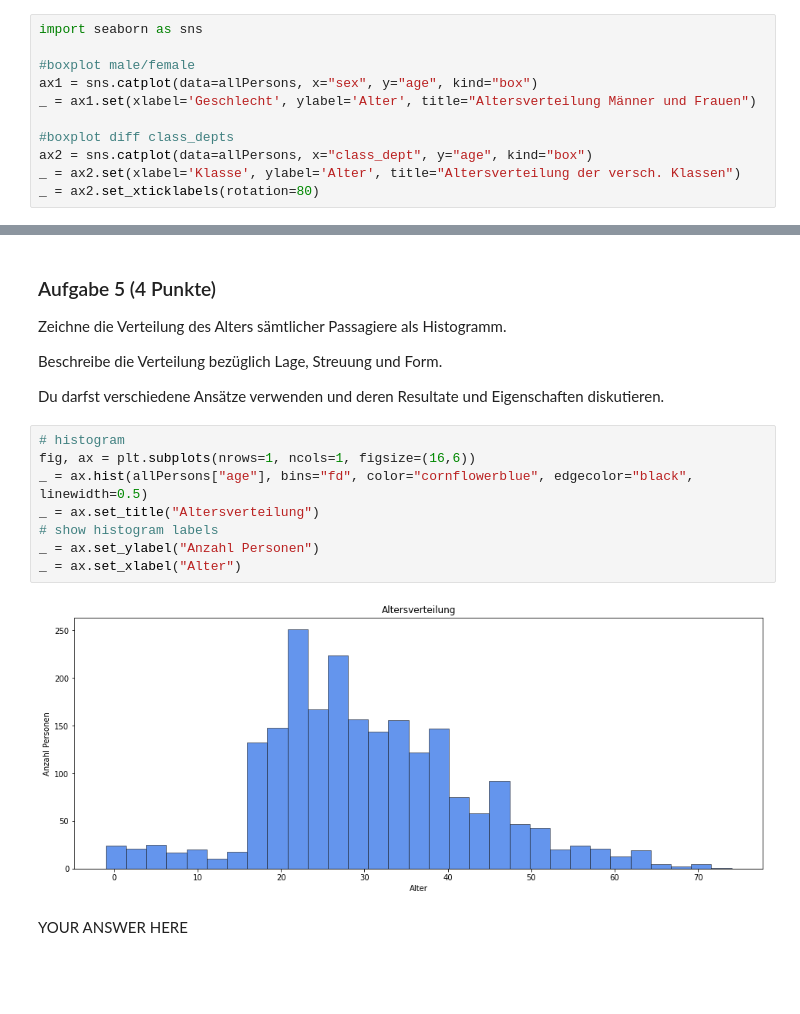
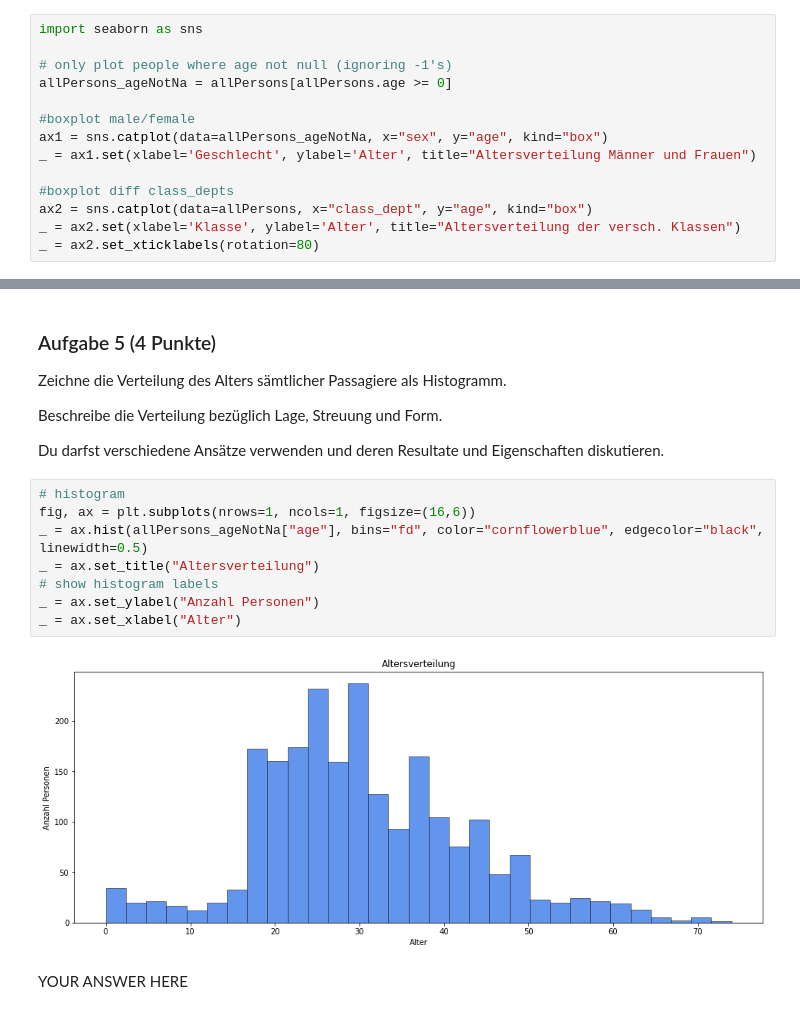
Before and after one commit to marcschny/dsp_assignments, a Jupyter notebook: assignments/assignment11_graded/exercise11.ipynb, the cells around one changed output, grey strips where cells are left out. Drawn from its saved outputs; the diff is of its cells as text; blank space fills up the shorter version.

```diff
--- a/assignments/assignment11_graded/exercise11.ipynb
+++ b/assignments/assignment11_graded/exercise11.ipynb
@@ -286,8 +281,11 @@ Diskutiere die Visualisierung.
 # %%
 import seaborn as sns
 
+# only plot people where age not null (ignoring -1's)
+allPersons_ageNotNa = allPersons[allPersons.age >= 0]
+
 #boxplot male/female
-ax1 = sns.catplot(data=allPersons, x="sex", y="age", kind="box")
+ax1 = sns.catplot(data=allPersons_ageNotNa, x="sex", y="age", kind="box")
 _ = ax1.set(xlabel='Geschlecht', ylabel='Alter', title="Altersverteilung Männer und Frauen")
 
 #boxplot diff class_depts
@@ -310,13 +308,13 @@ Du darfst verschiedene Ansätze verwenden und deren Resultate und Eigenschaften
 # %%
 # histogram
 fig, ax = plt.subplots(nrows=1, ncols=1, figsize=(16,6))
-_ = ax.hist(allPersons["age"], bins="fd", color="cornflowerblue", edgecolor="black", linewidth=0.5)
+_ = ax.hist(allPersons_ageNotNa["age"], bins="fd", color="cornflowerblue", edgecolor="black", linewidth=0.5)
 _ = ax.set_title("Altersverteilung")
 # show histogram labels
 _ = ax.set_ylabel("Anzahl Personen")
 _ = ax.set_xlabel("Alter")
 # %% [output]
-[figure, old version]
+[figure, new version]
 # %% [markdown]
 YOUR ANSWER HERE
 # %% [markdown]
```
Also changed, not shown: parts of 8 cells of this notebook.
